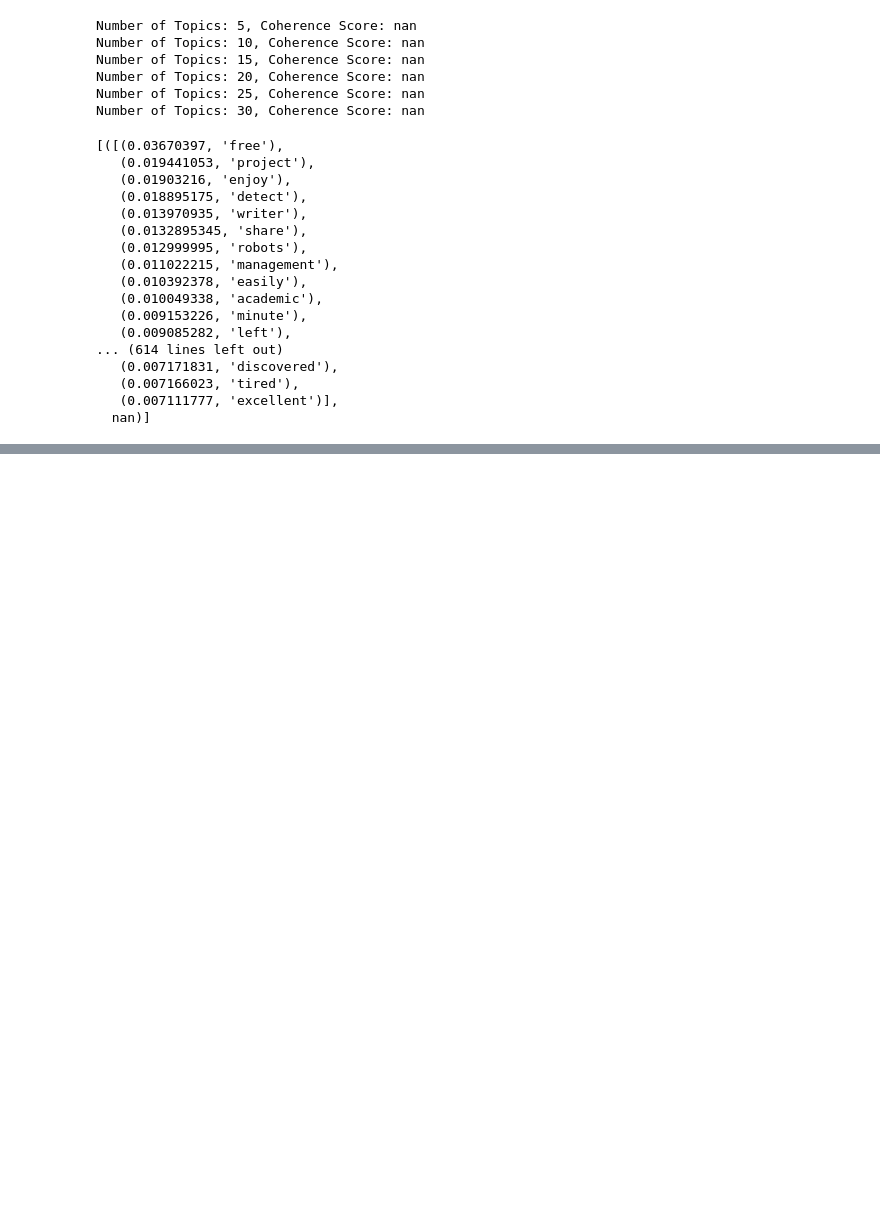
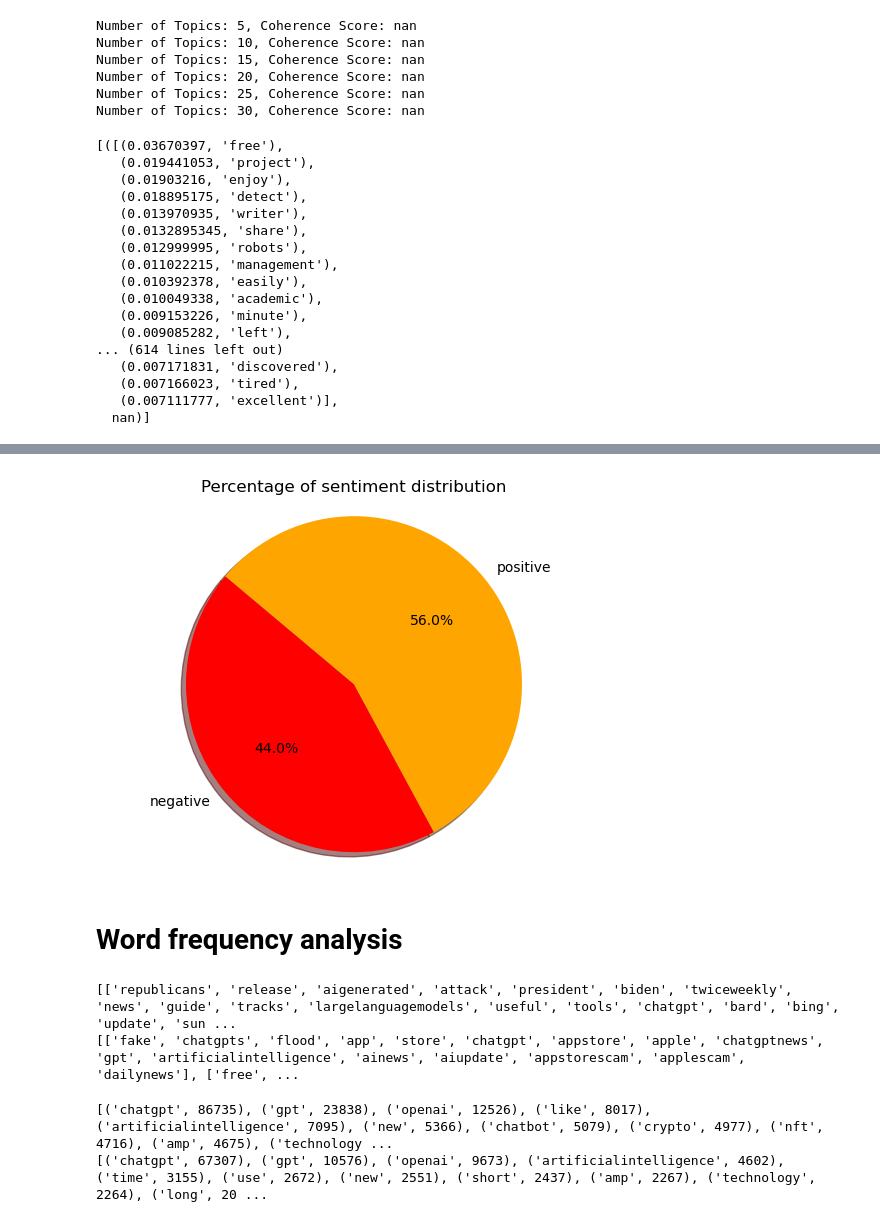
Before and after one commit to Ajkunas/computational-social-media, a Jupyter notebook: analysis_and_visualization.ipynb, the cells around one changed output, grey strips where cells are left out. Cells and saved outputs as stored; diff of their text form; code cells hidden in the pictures; blank space fills up the shorter version.

```diff
--- a/analysis_and_visualization.ipynb
+++ b/analysis_and_visualization.ipynb
@@ -317,0 +370,14 @@ top_topics
+# %%
+#Considering only the positive and negative tweets
+labels = ['negative', 'positive']
+sizes = [len(df2[df2['label'] == 'negativ']), len(df2[df2['label'] == 'positiv'])]
+colors = ['red', 'orange']
+
+plt.pie(sizes, labels=labels, colors=colors, autopct='%1.1f%%', shadow=True, startangle=140)
+plt.axis('equal')
+plt.title('Percentage of sentiment distribution')
+plt.show()
+# %% [output]
+[figure, added]
+# %% [markdown]
+# Word frequency analysis
@@ -317,0 +389,31 @@ top_topics
+# %%
+# Create a list of lists containing lowercase words for each tweet
+words_in_tweet_positiv2 = [tweet.lower().split() for tweet in positiv2.tweets]
+words_in_tweet_negativ2 = [tweet.lower().split() for tweet in negativ2.tweets]
+
+print(words_in_tweet_positiv2[:2])
+print(words_in_tweet_negativ2[:2])
+# %% [output]
+[['republicans', 'release', 'aigenerated', 'attack', 'president', 'biden', 'twiceweekly', 'news', 'guide', 'tracks', 'largelanguagemodels', 'useful', 'tools', 'chatgpt', 'bard', 'bing', 'update', 'sun ...
+[['fake', 'chatgpts', 'flood', 'app', 'store', 'chatgpt', 'appstore', 'apple', 'chatgptnews', 'gpt', 'artificialintelligence', 'ainews', 'aiupdate', 'appstorescam', 'applescam', 'dailynews'], ['free', ...
+# %%
+import os
+import pandas as pd
+import matplotlib.pyplot as plt
+import seaborn as sns
+import itertools
+import collections
+
+# List of all words across tweets
+pos_all_words2 = list(itertools.chain(*words_in_tweet_positiv2))
+neg_all_words2 = list(itertools.chain(*words_in_tweet_negativ2))
+
+# Create counter
+pos_counts2 = collections.Counter(pos_all_words2)
+neg_counts2 = collections.Counter(neg_all_words2)
+
+print(pos_counts2.most_common(20))
+print(neg_counts2.most_common(20))
+# %% [output]
+[('chatgpt', 86735), ('gpt', 23838), ('openai', 12526), ('like', 8017), ('artificialintelligence', 7095), ('new', 5366), ('chatbot', 5079), ('crypto', 4977), ('nft', 4716), ('amp', 4675), ('technology ...
+[('chatgpt', 67307), ('gpt', 10576), ('openai', 9673), ('artificialintelligence', 4602), ('time', 3155), ('use', 2672), ('new', 2551), ('short', 2437), ('amp', 2267), ('technology', 2264), ('long', 20 ...
```
Also changed, not shown: parts of 24 cells of this notebook.
